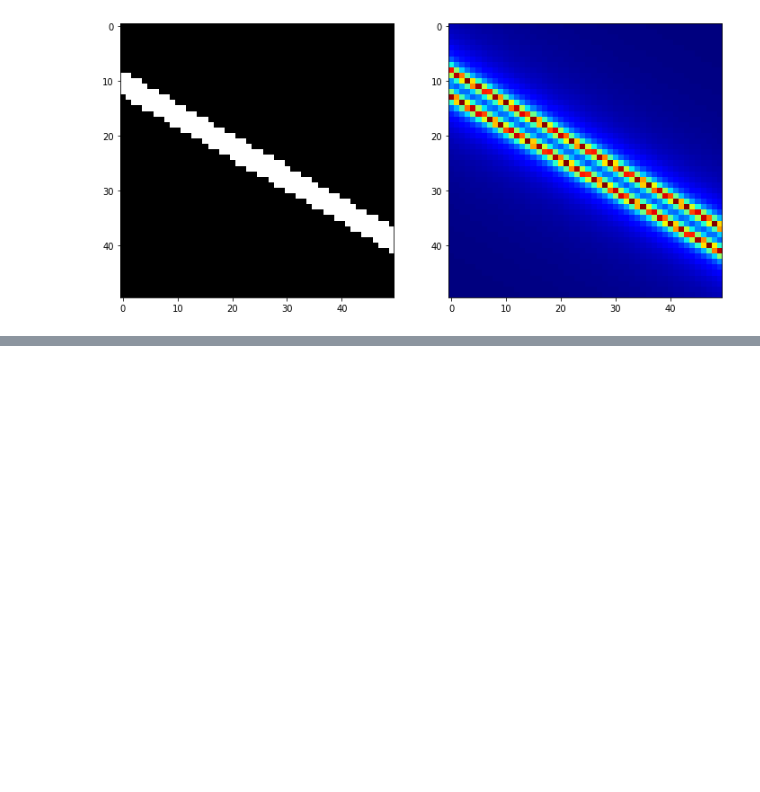
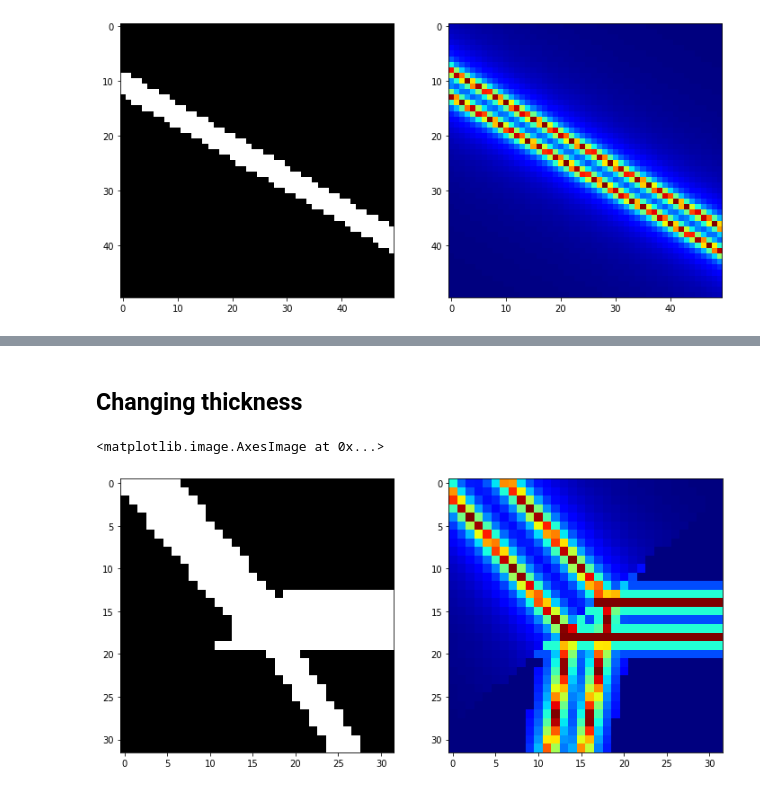
Before and after one commit to batmanlab/vessel-flow-consistency-ssl, a Jupyter notebook: notebooks/image_utils.ipynb, the cells around one changed output, grey strips where cells are left out. Cells and saved outputs as stored; diff of their text form; code cells hidden in the pictures; blank space fills up the shorter version.

```diff
--- a/notebooks/image_utils.ipynb
+++ b/notebooks/image_utils.ipynb
@@ -137,0 +138,2 @@ plt.imshow(vessel)
+# %% [markdown]
+## Changing thickness
@@ -137,0 +221,12 @@ plt.imshow(vessel)
+# %%
+vessel, fparallel, fper, r = changing_thickness_vessel(32, vessel_thickness=5, rotate=50, thickness_angle=50)
+# %%
+plt.figure(figsize=(12, 12))
+plt.subplot(121)
+plt.imshow(vessel, 'gray')
+plt.subplot(122)
+# plt.imshow(1./(1 + fper**2).sum(-1)) 1 / lambda_parallel  + 1./lam_per
+plt.imshow(1./np.sqrt((1e-1 + fper**2).sum(-1)) + 1./np.sqrt((1e-1 + fparallel**2).sum(-1)), 'jet')
+# %% [output]
+<matplotlib.image.AxesImage at 0x...>
+[figure, added]
```
Also changed, not shown: parts of 14 cells of this notebook, 3 other files.
